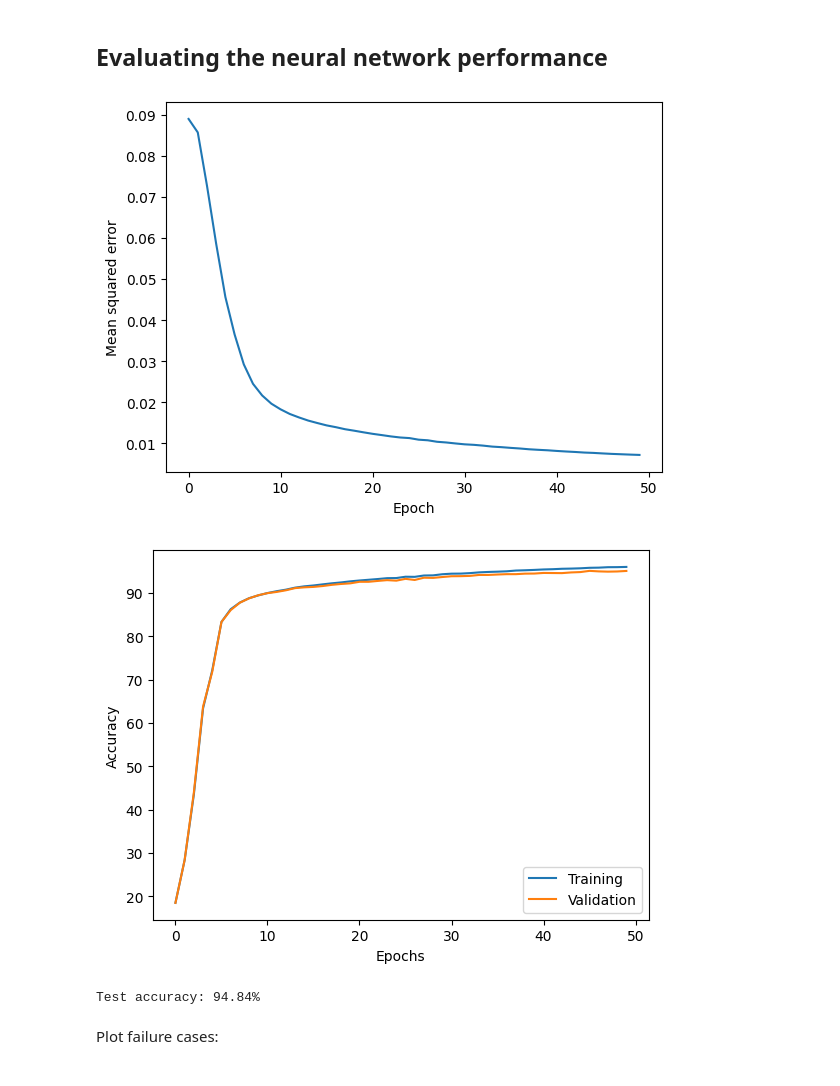
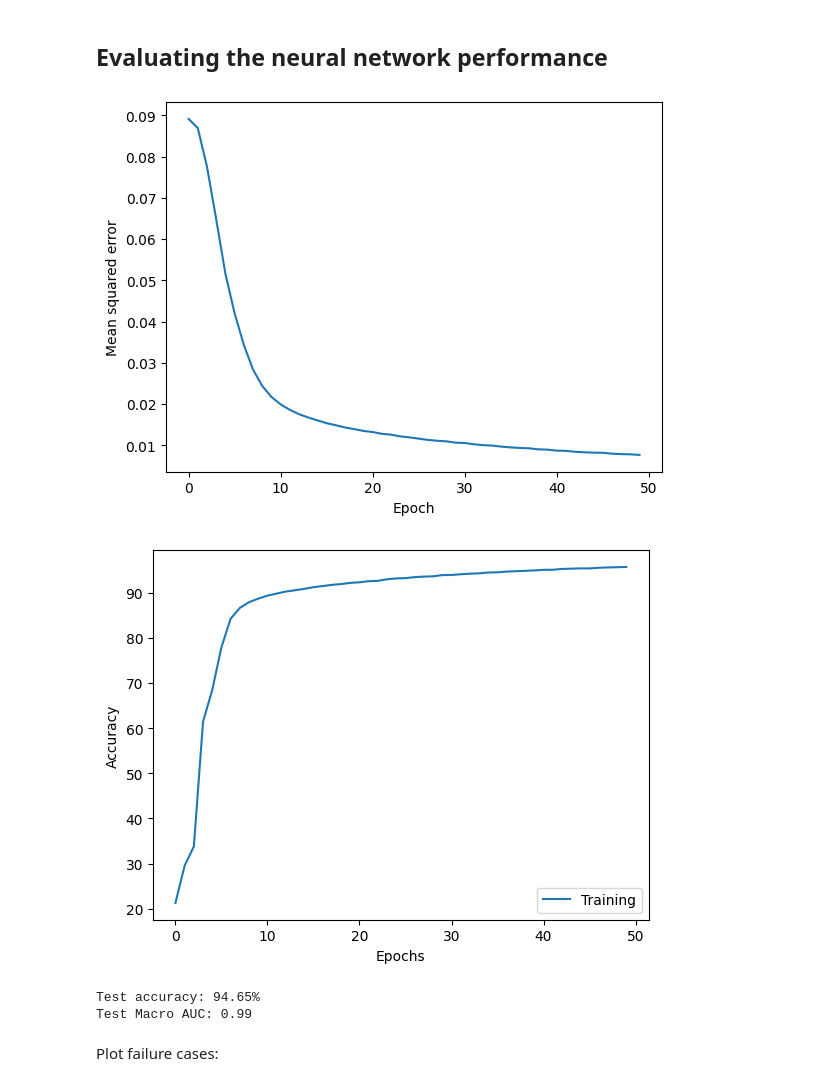
Before and after one commit to IdoZim/HW3_implementing_NN, a Jupyter notebook: ch11_modified.ipynb, the cells around one changed output. Cells and saved outputs as stored; diff of their text form; code cells hidden in the pictures.

Commit message:
modified data split: split to 70/30 train/test and without validation. commented out all validation calculations and plots.

```diff
--- a/ch11_modified.ipynb
+++ b/ch11_modified.ipynb
@@ -44,15 +44,15 @@ Split into training, validation, and test set:
 from sklearn.model_selection import train_test_split
 
 
-X_temp, X_test, y_temp, y_test = train_test_split(
-    X, y, test_size=10000, random_state=123, stratify=y)
+X_train, X_test, y_train, y_test = train_test_split(
+    X, y, test_size=0.3, random_state=123, stratify=y)
 
-X_train, X_valid, y_train, y_valid = train_test_split(
-    X_temp, y_temp, test_size=5000, random_state=123, stratify=y_temp)
+# X_train, X_valid, y_train, y_valid = train_test_split(
+#     X_temp, y_temp, test_size=1, random_state=123, stratify=y_temp)
 
 
 # optional to free up some memory by deleting non-used arrays:
-del X_temp, y_temp, X, y
+# del X_temp, y_temp, X, y
 # %% [markdown]
 ## Implementing a multi-layer perceptron
 # %%
@@ -236,11 +236,11 @@ def accuracy(targets, predicted_labels):
     return np.mean(predicted_labels == targets)
 
 
-_, _, probas = model.forward(X_valid)
-mse = mse_loss(y_valid, probas)
+# _, _, probas = model.forward(X_valid)
+# mse = mse_loss(y_valid, probas)
 
-predicted_labels = np.argmax(probas, axis=1)
-acc = accuracy(y_valid, predicted_labels)
+# predicted_labels = np.argmax(probas, axis=1)
+# acc = accuracy(y_valid, predicted_labels)
 
-print(f'Initial validation MSE: {mse:.1f}')
-print(f'Initial validation accuracy: {acc*100:.1f}%')
+# print(f'Initial validation MSE: {mse:.1f}')
+# print(f'Initial validation accuracy: {acc*100:.1f}%')
@@ -308,21 +302,24 @@ def train(model, X_train, y_train, X_valid, y_valid, num_epochs,
 
         #### Epoch Logging ####
         train_mse, train_acc = compute_mse_and_acc(model, X_train, y_train)
-        valid_mse, valid_acc = compute_mse_and_acc(model, X_valid, y_valid)
-        train_acc, valid_acc = train_acc*100, valid_acc*100
+        # valid_mse, valid_acc = compute_mse_and_acc(model, X_valid, y_valid)
+        # train_acc, valid_acc = train_acc*100, valid_acc*100
+        train_acc = train_acc*100
         epoch_train_acc.append(train_acc)
-        epoch_valid_acc.append(valid_acc)
+        # epoch_valid_acc.append(valid_acc)
         epoch_loss.append(train_mse)
         print(f'Epoch: {e+1:03d}/{num_epochs:03d} '
               f'| Train MSE: {train_mse:.2f} '
-              f'| Train Acc: {train_acc:.2f}% '
-              f'| Valid Acc: {valid_acc:.2f}%')
+              f'| Train Acc: {train_acc:.2f}% ')
+            #   f'| Valid Acc: {valid_acc:.2f}%')
 
     return epoch_loss, epoch_train_acc, epoch_valid_acc
 # %%
 np.random.seed(123) # for the training set shuffling
 
 epoch_loss, epoch_train_acc, epoch_valid_acc = train(
-    model, X_train, y_train, X_valid, y_valid,
+    model, X_train, y_train, None, None,
     num_epochs=50, learning_rate=0.1)
+
+# X_valid, y_valid -> replaced with None
 # %% [output]
@@ -351,23 +348,33 @@ plt.ylabel('Mean squared error')
 plt.xlabel('Epoch')
 plt.show()
 # %% [output]
-[figure, old version]
+[figure, new version]
 # %%
 plt.plot(range(len(epoch_train_acc)), epoch_train_acc,
          label='Training')
-plt.plot(range(len(epoch_valid_acc)), epoch_valid_acc,
-         label='Validation')
+# plt.plot(range(len(epoch_valid_acc)), epoch_valid_acc,
+#          label='Validation')
 plt.ylabel('Accuracy')
 plt.xlabel('Epochs')
 plt.legend(loc='lower right')
 plt.show()
 # %% [output]
-[figure, old version]
+[figure, new version]
-# %%
-test_mse, test_acc = compute_mse_and_acc(model, X_test, y_test)
-print(f'Test accuracy: {test_acc*100:.2f}%')
-# %% [output]
-Test accuracy: 94.84%
+# %%
+from sklearn.metrics import roc_auc_score
+
+test_mse, test_acc = compute_mse_and_acc(model, X_test, y_test)
+print(f'Test accuracy: {test_acc*100:.2f}%')
+# Compute the macro AUC
+_, _, probas = model.forward(X_test)
+# test_pred = np.argmax(probas, axis=1)
+y_test_onehot = int_to_onehot(y_test, num_labels=10)
+macro_auc = roc_auc_score(y_test_onehot, probas, average='macro', multi_class='ovr')
+
+print(f'Test Macro AUC: {macro_auc:.2f}')
+# %% [output]
+Test accuracy: 94.65%
+Test Macro AUC: 0.99
 # %% [markdown]
 Plot failure cases:
 # %%
```
Also changed, not shown: parts of 4 cells of this notebook.
